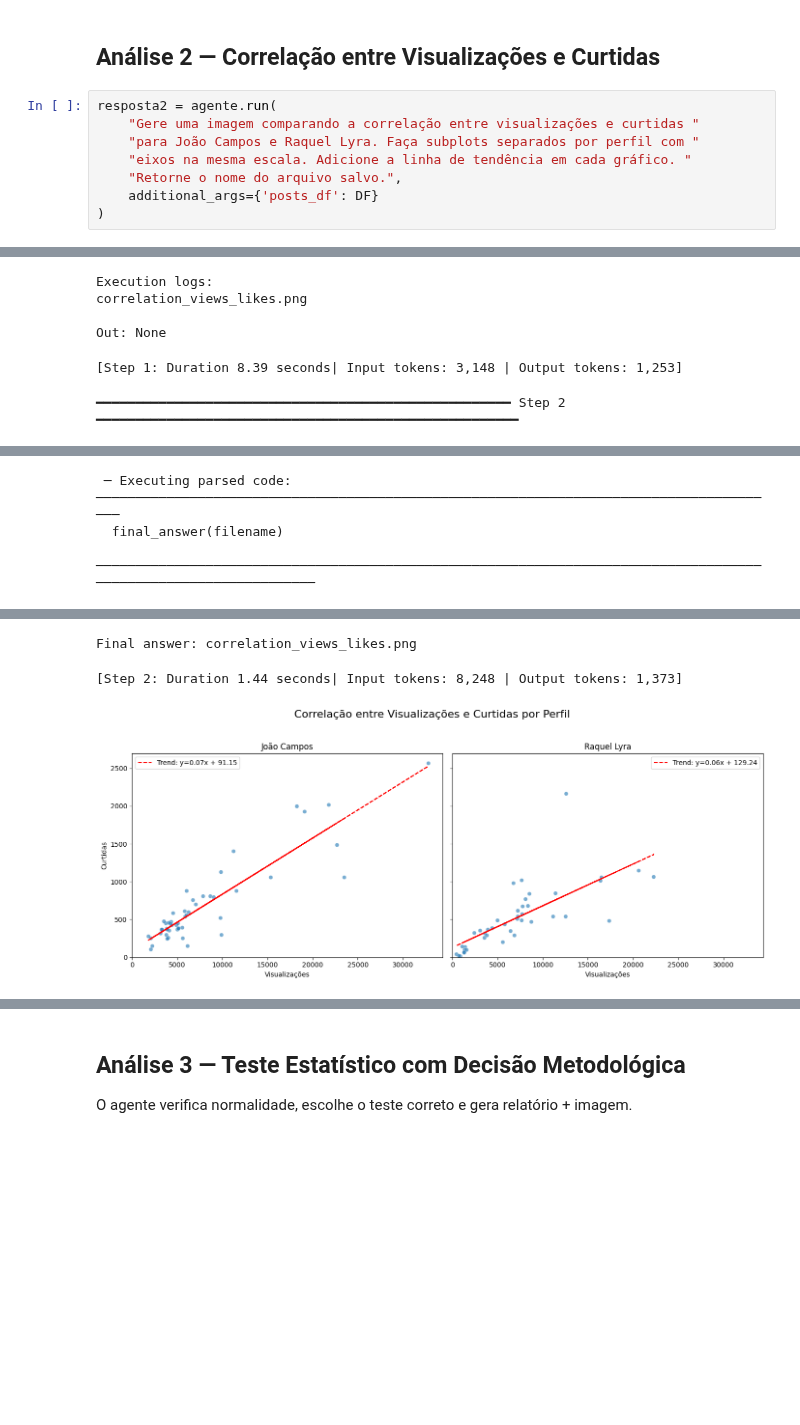
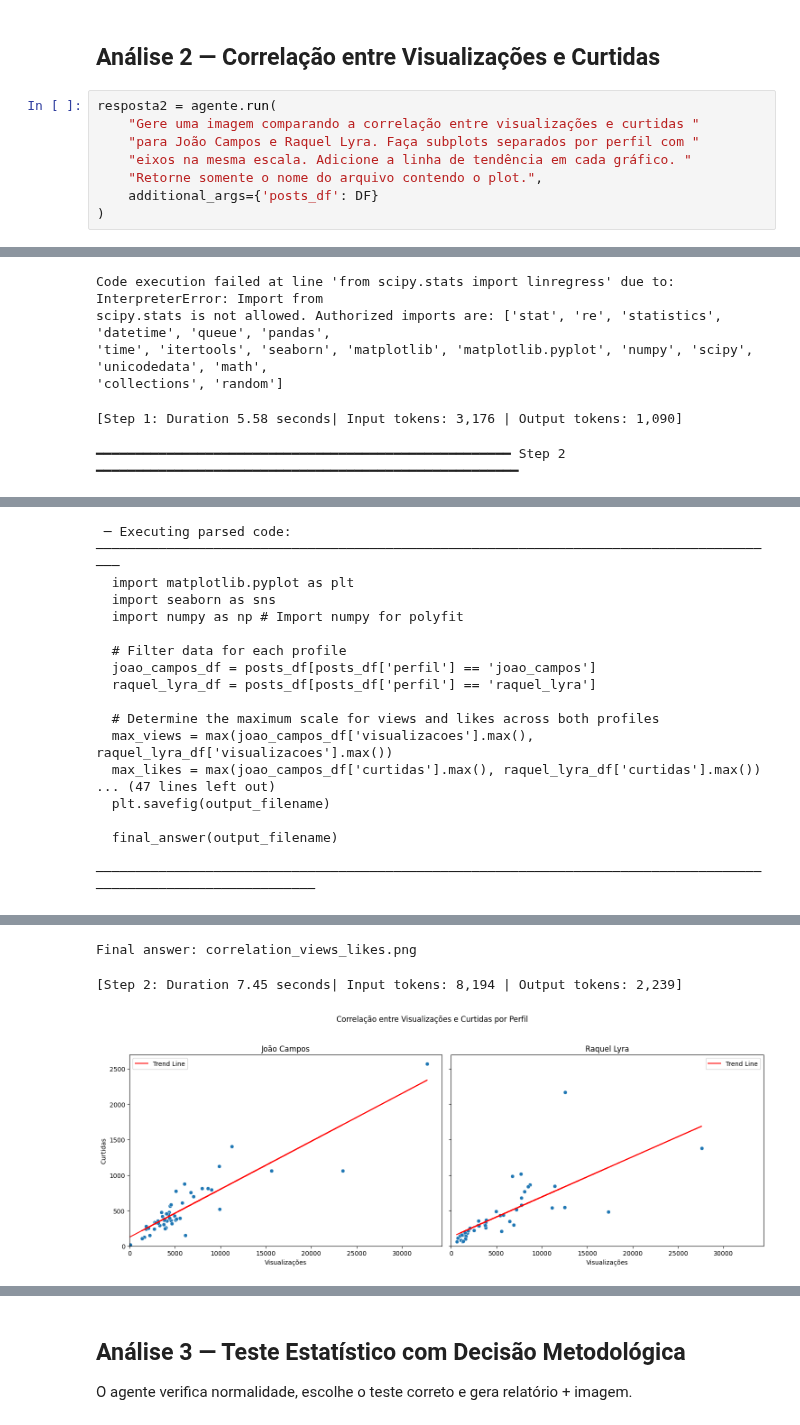
Before and after one commit to iablog/iablog.github.io, a Jupyter notebook: code_examples/2026-05/CodeAgent_smolagents.ipynb, the cells around one changed output, grey strips where cells are left out. Saved outputs shown, nothing was run; the diff lists cells and outputs as text; blank space fills up the shorter version.

Commit message:
modified post, code and csv from codeagent

```diff
--- a/code_examples/2026-05/CodeAgent_smolagents.ipynb
+++ b/code_examples/2026-05/CodeAgent_smolagents.ipynb
@@ -320,7 +289,7 @@ resposta2 = agente.run(
     "Gere uma imagem comparando a correlação entre visualizações e curtidas "
     "para João Campos e Raquel Lyra. Faça subplots separados por perfil com "
     "eixos na mesma escala. Adicione a linha de tendência em cada gráfico. "
-    "Retorne o nome do arquivo salvo.",
+    "Retorne somente o nome do arquivo contendo o plot.",
     additional_args={'posts_df': DF}
 )
 # %% [output]
@@ -378,8 +347,8 @@ print(filename)
  ─────────────────────────────────────────────────────────────────────────────────────────────────────────────────
-Execution logs:
-correlation_views_likes.png
-
-Out: None
+Code execution failed at line 'from scipy.stats import linregress' due to: InterpreterError: Import from
+scipy.stats is not allowed. Authorized imports are: ['stat', 're', 'statistics', 'datetime', 'queue', 'pandas',
+'time', 'itertools', 'seaborn', 'matplotlib', 'matplotlib.pyplot', 'numpy', 'scipy', 'unicodedata', 'math',
+'collections', 'random']
-[Step 1: Duration 8.39 seconds| Input tokens: 3,148 | Output tokens: 1,253]
+[Step 1: Duration 5.58 seconds| Input tokens: 3,176 | Output tokens: 1,090]
 ━━━━━━━━━━━━━━━━━━━━━━━━━━━━━━━━━━━━━━━━━━━━━━━━━━━━━ Step 2 ━━━━━━━━━━━━━━━━━━━━━━━━━━━━━━━━━━━━━━━━━━━━━━━━━━━━━━
 Output message of the LLM: ────────────────────────────────────────────────────────────────────────────────────────
@@ -390,10 +371,24 @@ final_answer(filename)
  ─ Executing parsed code: ────────────────────────────────────────────────────────────────────────────────────────
-  final_answer(filename)
+  import matplotlib.pyplot as plt
+  import seaborn as sns
+  import numpy as np # Import numpy for polyfit
+
+  # Filter data for each profile
+  joao_campos_df = posts_df[posts_df['perfil'] == 'joao_campos']
+  raquel_lyra_df = posts_df[posts_df['perfil'] == 'raquel_lyra']
+
+  # Determine the maximum scale for views and likes across both profiles
+  max_views = max(joao_campos_df['visualizacoes'].max(), raquel_lyra_df['visualizacoes'].max())
+  max_likes = max(joao_campos_df['curtidas'].max(), raquel_lyra_df['curtidas'].max())
+... (47 lines left out)
+  plt.savefig(output_filename)
+
+  final_answer(output_filename)
  ─────────────────────────────────────────────────────────────────────────────────────────────────────────────────
 [interactive output not drawn]
 Final answer: correlation_views_likes.png
-[Step 2: Duration 1.44 seconds| Input tokens: 8,248 | Output tokens: 1,373]
+[Step 2: Duration 7.45 seconds| Input tokens: 8,194 | Output tokens: 2,239]
-[figure, old version]
+[figure, new version]
 # %%
 from IPython.display import Image
 Image(resposta2)
```
Also changed, not shown: parts of 11 cells of this notebook, 7 other files.
